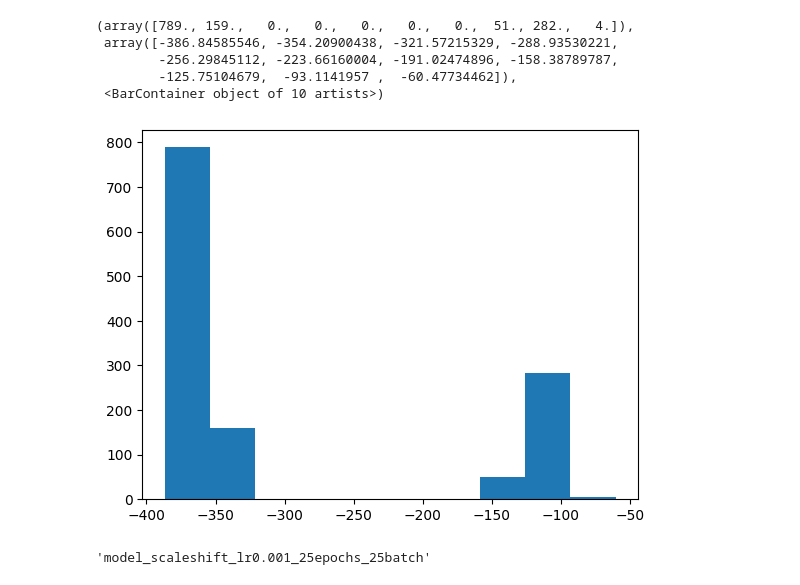
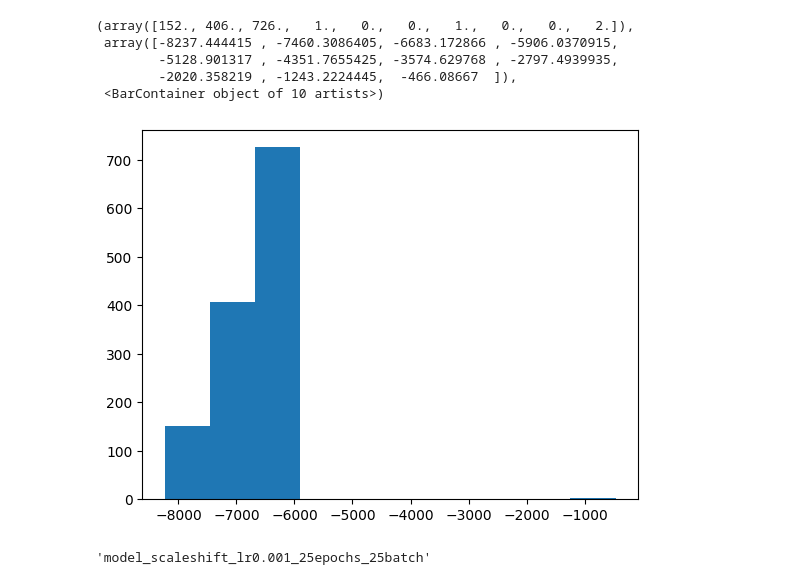
Before and after one commit to ShannonNCM/research_files, a Jupyter notebook: new_model/model_03/training_notebook.ipynb, the cells around one changed output. Saved outputs shown, nothing was run; the diff lists cells and outputs as text; code cells hidden in the pictures.

```diff
--- a/new_model/model_03/training_notebook.ipynb
+++ b/new_model/model_03/training_notebook.ipynb
@@ -56,0 +45,20 @@ df
+# %%
+def file_read(file_name):
+    file = read(file_name, index=':')
+
+    data = []
+    for a in file:
+        n_atoms = len(a)
+        ref_e = a.info['REF_energy']
+        ref_e_atom = ref_e / n_atoms
+        ref_e_meV = ref_e*1000
+        ref_e_meV_atom = ref_e_meV / n_atoms
+
+        data.append({'n_atoms':n_atoms, 'REF_energy':ref_e, 'ref_energy_meV':ref_e_meV, 'REF_e/atom_meV':ref_e_meV_atom})
+
+    df = pd.DataFrame(data)
+    return df
+# %%
+output_file = "Fe_Si_B_1118_fixed.xyz"
+df1 = file_read(output_file)
+df1 #esto esta pendiente
@@ -57,12 +96,12 @@ df
 # %%
-plt.hist(df)
+plt.hist(df1['REF_e/atom_meV']) #esto esta pendiente
 # %% [output]
-(array([789., 159.,   0.,   0.,   0.,   0.,   0.,  51., 282.,   4.]),
- array([-386.84585546, -354.20900438, -321.57215329, -288.93530221,
-        -256.29845112, -223.66160004, -191.02474896, -158.38789787,
-        -125.75104679,  -93.1141957 ,  -60.47734462]),
+(array([152., 406., 726.,   1.,   0.,   0.,   1.,   0.,   0.,   2.]),
+ array([-8237.444415 , -7460.3086405, -6683.172866 , -5906.0370915,
+        -5128.901317 , -4351.7655425, -3574.629768 , -2797.4939935,
+        -2020.358219 , -1243.2224445,  -466.08667  ]),
  <BarContainer object of 10 artists>)
-[figure, old version]
+[figure, new version]
 # %%
 #importing the full data (this is in case I have like the whole data in one file)
 db = read('Fe_Si_B_1118_fixed.xyz', ':')
```
Also changed, not shown: parts of 17 cells of this notebook, 2 other files.
